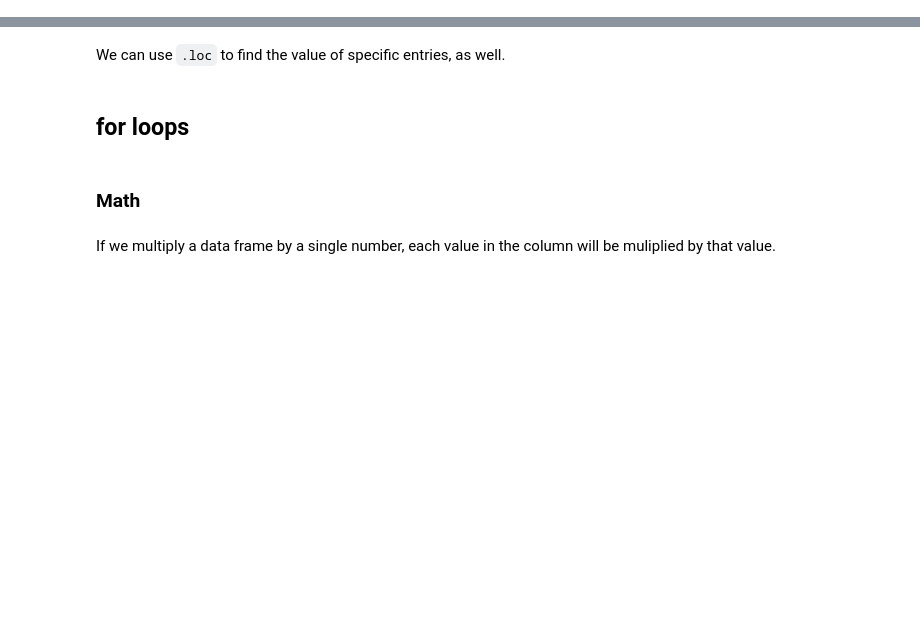
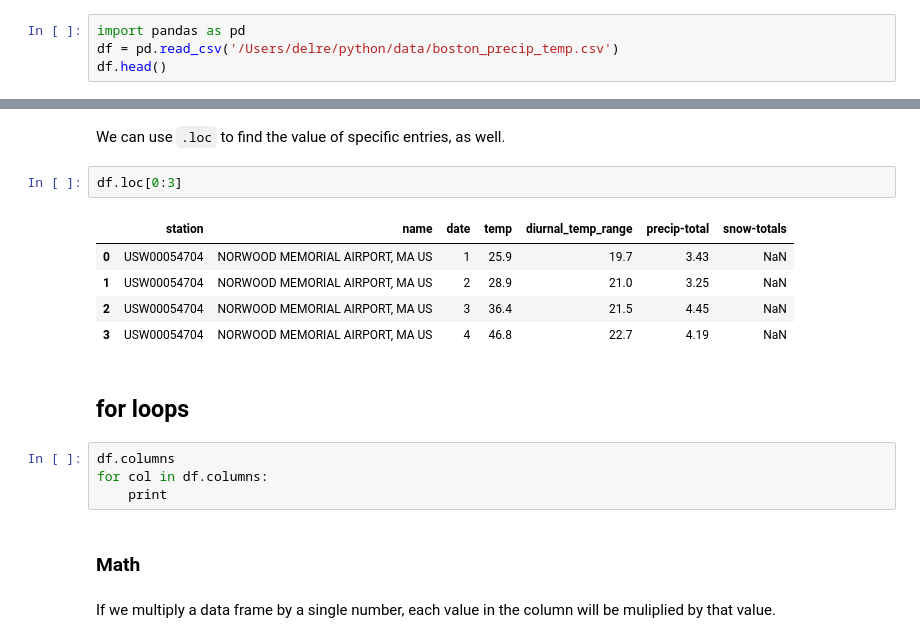
Before and after one commit to maggiedelre/python, a Jupyter notebook: data-analysis/pandas-codealong.ipynb, the cells around one changed output, grey strips where cells are left out. Saved outputs shown, nothing was run; the diff lists cells and outputs as text; blank space fills up the shorter version.

```diff
--- a/data-analysis/pandas-codealong.ipynb
+++ b/data-analysis/pandas-codealong.ipynb
@@ -339,3 +339,7 @@ regions['life_expectancy'].describe()
 ### Accessing rows and specific entries
 
 You can also to access a specific row using `df.loc[ROW, :]`. The colon specifies to select all columns for that row number.
+# %%
+import pandas as pd
+df = pd.read_csv('/Users/delre/python/data/boston_precip_temp.csv')
+df.head()
@@ -342,7 +353,19 @@ You can also to access a specific row using `df.loc[ROW, :]`. The colon specifie
 # %% [markdown]
 We can use `.loc` to find the value of specific entries, as well.
+# %%
+df.loc[0:3]
+# %% [output]
+|  | station | name | date | temp | diurnal_temp_range | precip-total | snow-totals |
+| 0 | USW00054704 | NORWOOD MEMORIAL AIRPORT, MA US | 1 | 25.9 | 19.7 | 3.43 | NaN |
+| 1 | USW00054704 | NORWOOD MEMORIAL AIRPORT, MA US | 2 | 28.9 | 21.0 | 3.25 | NaN |
+| 2 | USW00054704 | NORWOOD MEMORIAL AIRPORT, MA US | 3 | 36.4 | 21.5 | 4.45 | NaN |
+| 3 | USW00054704 | NORWOOD MEMORIAL AIRPORT, MA US | 4 | 46.8 | 22.7 | 4.19 | NaN |
 # %% [markdown]
 ## for loops
+# %%
+df.columns
+for col in df.columns:
+    print
 # %% [markdown]
 ### Math
 # %% [markdown]
```
Also changed, not shown: parts of 9 cells of this notebook.
